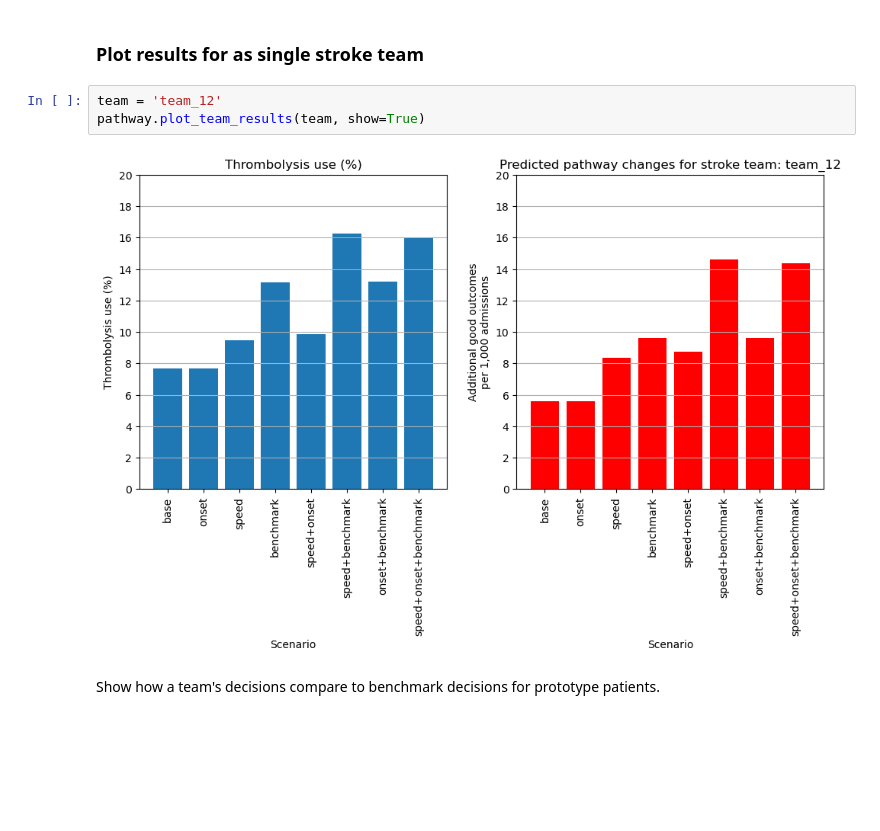
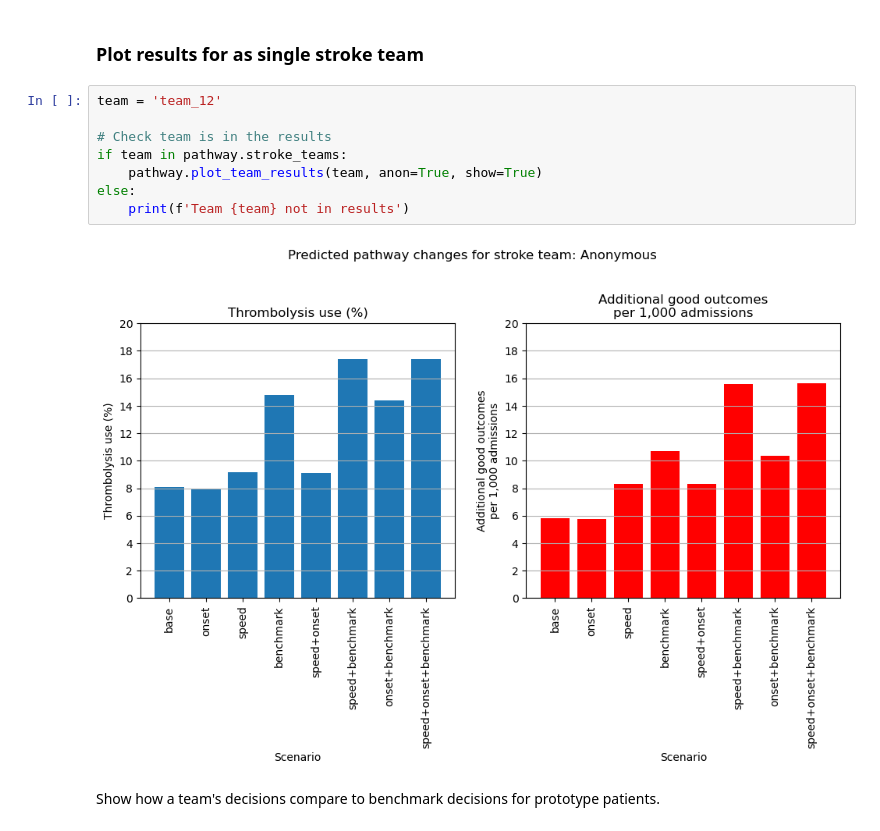
Before and after one commit to samuel-book/samuel_2_demo, a Jupyter notebook: prod_1_hospital_improvement_demo.ipynb, the cells around one changed output. Cells and saved outputs as stored; diff of their text form; blank space fills up the shorter version.

```diff
--- a/prod_1_hospital_improvement_demo.ipynb
+++ b/prod_1_hospital_improvement_demo.ipynb
@@ -152,10 +152,15 @@ pathway.plot_summary_results(show=True)
 # %% [markdown]
 ### Plot results for as single stroke team
-# %%
-team = 'team_12'
-pathway.plot_team_results(team, show=True)
-# %% [output]
-[figure, removed]
+# %%
+team = 'team_12'
+
+# Check team is in the results
+if team in pathway.stroke_teams:
+    pathway.plot_team_results(team, anon=True, show=True)
+else:
+    print(f'Team {team} not in results')
+# %% [output]
+[figure, added]
 # %% [markdown]
 Show how a team's decisions compare to benchmark decisions for prototype patients.
 # %%
```
Also changed, not shown: parts of 3 cells of this notebook, 2 other files.
